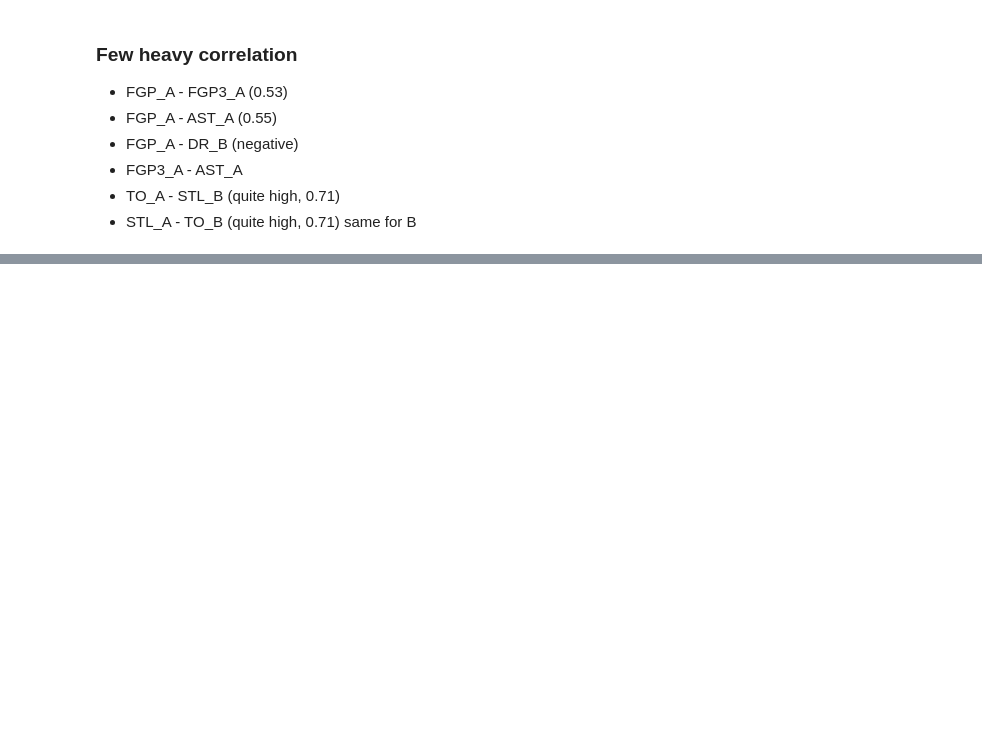
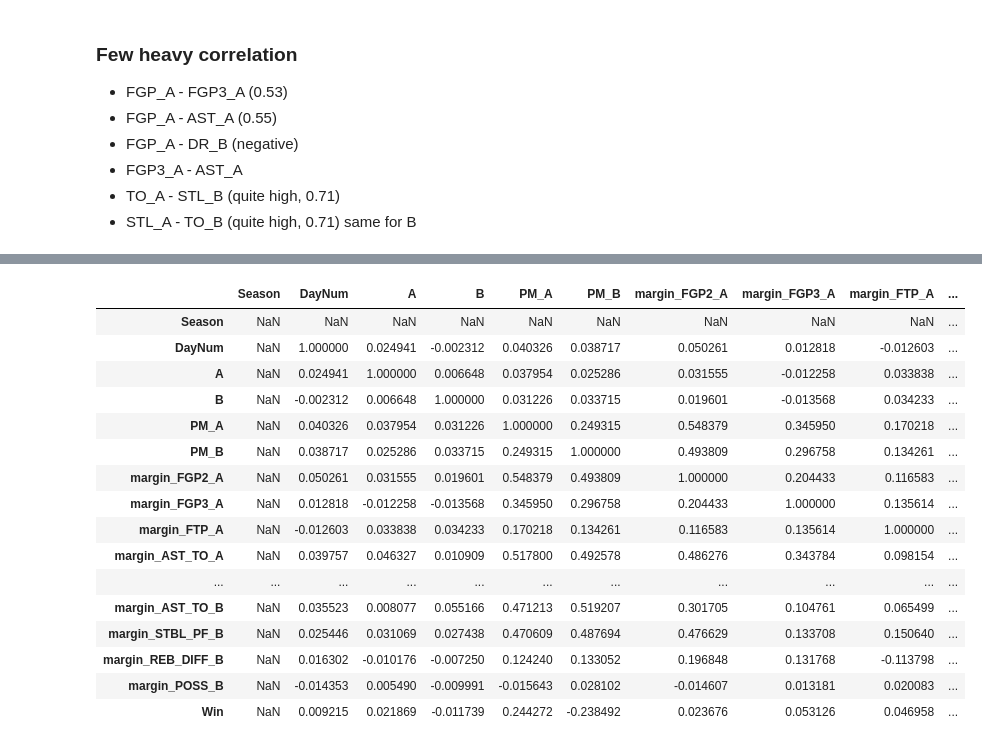
Before and after one commit to sidthakur08/mm-2023, a Jupyter notebook: data exp.ipynb, the cells around one changed output, grey strips where cells are left out. Cells and saved outputs as stored; diff of their text form; code cells hidden in the pictures; blank space fills up the shorter version.

```diff
--- a/data exp.ipynb
+++ b/data exp.ipynb
@@ -425,0 +452,2 @@ data_03.iloc[:,4:].describe()
+# %%
+data_03_margin = margin_diff(data_03)
@@ -426,3 +470,23 @@ data_03.iloc[:,4:].describe()
+# %%
+data_03_margin.corr()
+# %% [output]
+|  | Season | DayNum | A | B | PM_A | PM_B | margin_FGP2_A | margin_FGP3_A | margin_FTP_A | ... |
+| Season | NaN | NaN | NaN | NaN | NaN | NaN | NaN | NaN | NaN | ... |
+| DayNum | NaN | 1.000000 | 0.024941 | -0.002312 | 0.040326 | 0.038717 | 0.050261 | 0.012818 | -0.012603 | ... |
+| A | NaN | 0.024941 | 1.000000 | 0.006648 | 0.037954 | 0.025286 | 0.031555 | -0.012258 | 0.033838 | ... |
+| B | NaN | -0.002312 | 0.006648 | 1.000000 | 0.031226 | 0.033715 | 0.019601 | -0.013568 | 0.034233 | ... |
+| PM_A | NaN | 0.040326 | 0.037954 | 0.031226 | 1.000000 | 0.249315 | 0.548379 | 0.345950 | 0.170218 | ... |
+| PM_B | NaN | 0.038717 | 0.025286 | 0.033715 | 0.249315 | 1.000000 | 0.493809 | 0.296758 | 0.134261 | ... |
+| margin_FGP2_A | NaN | 0.050261 | 0.031555 | 0.019601 | 0.548379 | 0.493809 | 1.000000 | 0.204433 | 0.116583 | ... |
+| margin_FGP3_A | NaN | 0.012818 | -0.012258 | -0.013568 | 0.345950 | 0.296758 | 0.204433 | 1.000000 | 0.135614 | ... |
+| margin_FTP_A | NaN | -0.012603 | 0.033838 | 0.034233 | 0.170218 | 0.134261 | 0.116583 | 0.135614 | 1.000000 | ... |
+| margin_AST_TO_A | NaN | 0.039757 | 0.046327 | 0.010909 | 0.517800 | 0.492578 | 0.486276 | 0.343784 | 0.098154 | ... |
+| ... | ... | ... | ... | ... | ... | ... | ... | ... | ... | ... |
+| margin_AST_TO_B | NaN | 0.035523 | 0.008077 | 0.055166 | 0.471213 | 0.519207 | 0.301705 | 0.104761 | 0.065499 | ... |
+| margin_STBL_PF_B | NaN | 0.025446 | 0.031069 | 0.027438 | 0.470609 | 0.487694 | 0.476629 | 0.133708 | 0.150640 | ... |
+| margin_REB_DIFF_B | NaN | 0.016302 | -0.010176 | -0.007250 | 0.124240 | 0.133052 | 0.196848 | 0.131768 | -0.113798 | ... |
+| margin_POSS_B | NaN | -0.014353 | 0.005490 | -0.009991 | -0.015643 | 0.028102 | -0.014607 | 0.013181 | 0.020083 | ... |
+| Win | NaN | 0.009215 | 0.021869 | -0.011739 | 0.244272 | -0.238492 | 0.023676 | 0.053126 | 0.046958 | ... |
 # %%
 final_data = get_data_reg()
 # %%
```
Also changed, not shown: parts of 18 cells of this notebook.
